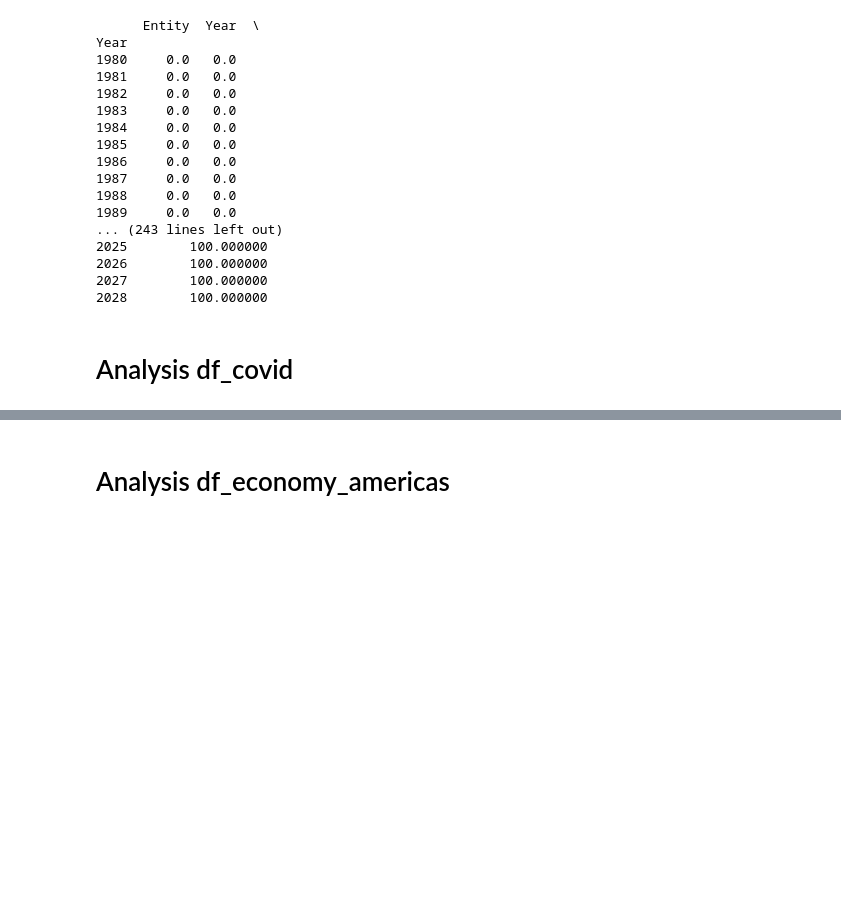
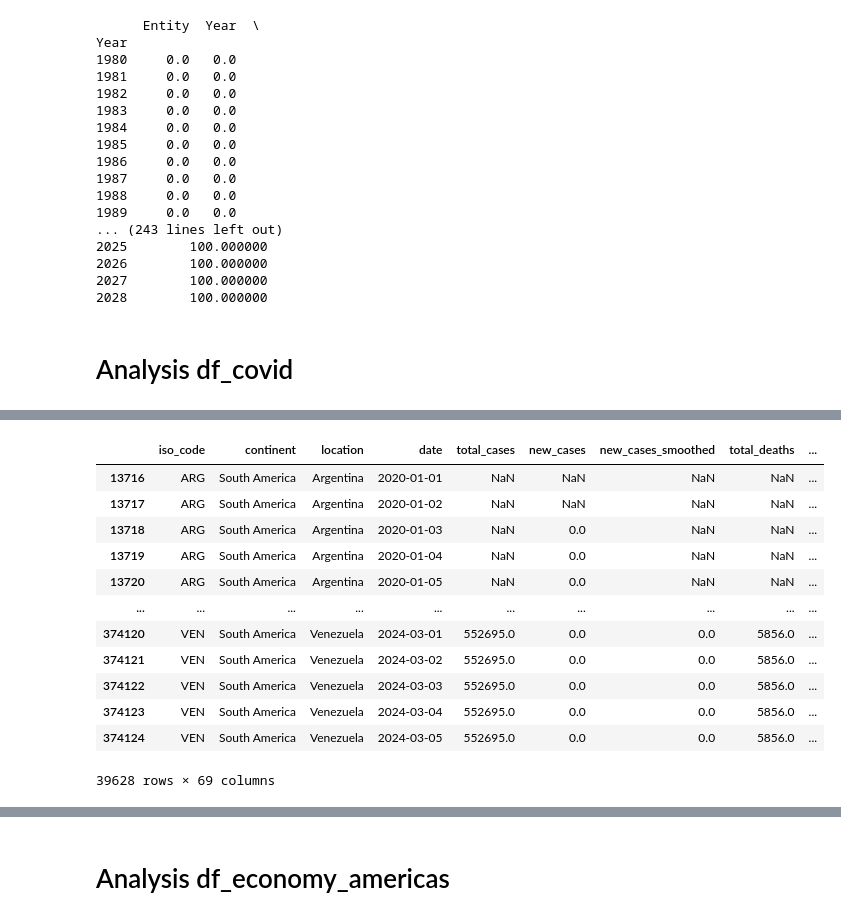
Before and after one commit to fernandolalanne/Practice-Project-Digital-Lab, a Jupyter notebook: analysis.ipynb, the cells around one changed output, grey strips where cells are left out. Cells and saved outputs as stored; diff of their text form; code cells hidden in the pictures; blank space fills up the shorter version.

```diff
--- a/analysis.ipynb
+++ b/analysis.ipynb
@@ -159,0 +195,16 @@ fig.show()
+# %%
+df_covid
+# %% [output]
+|  | iso_code | continent | location | date | total_cases | new_cases | new_cases_smoothed | total_deaths | ... |
+| 13716 | ARG | South America | Argentina | 2020-01-01 | NaN | NaN | NaN | NaN | ... |
+| 13717 | ARG | South America | Argentina | 2020-01-02 | NaN | NaN | NaN | NaN | ... |
+| 13718 | ARG | South America | Argentina | 2020-01-03 | NaN | 0.0 | NaN | NaN | ... |
+| 13719 | ARG | South America | Argentina | 2020-01-04 | NaN | 0.0 | NaN | NaN | ... |
+| 13720 | ARG | South America | Argentina | 2020-01-05 | NaN | 0.0 | NaN | NaN | ... |
+| ... | ... | ... | ... | ... | ... | ... | ... | ... | ... |
+| 374120 | VEN | South America | Venezuela | 2024-03-01 | 552695.0 | 0.0 | 0.0 | 5856.0 | ... |
+| 374121 | VEN | South America | Venezuela | 2024-03-02 | 552695.0 | 0.0 | 0.0 | 5856.0 | ... |
+| 374122 | VEN | South America | Venezuela | 2024-03-03 | 552695.0 | 0.0 | 0.0 | 5856.0 | ... |
+| 374123 | VEN | South America | Venezuela | 2024-03-04 | 552695.0 | 0.0 | 0.0 | 5856.0 | ... |
+| 374124 | VEN | South America | Venezuela | 2024-03-05 | 552695.0 | 0.0 | 0.0 | 5856.0 | ... |
+39628 rows × 69 columns
```
Also changed, not shown: parts of 25 cells of this notebook.
